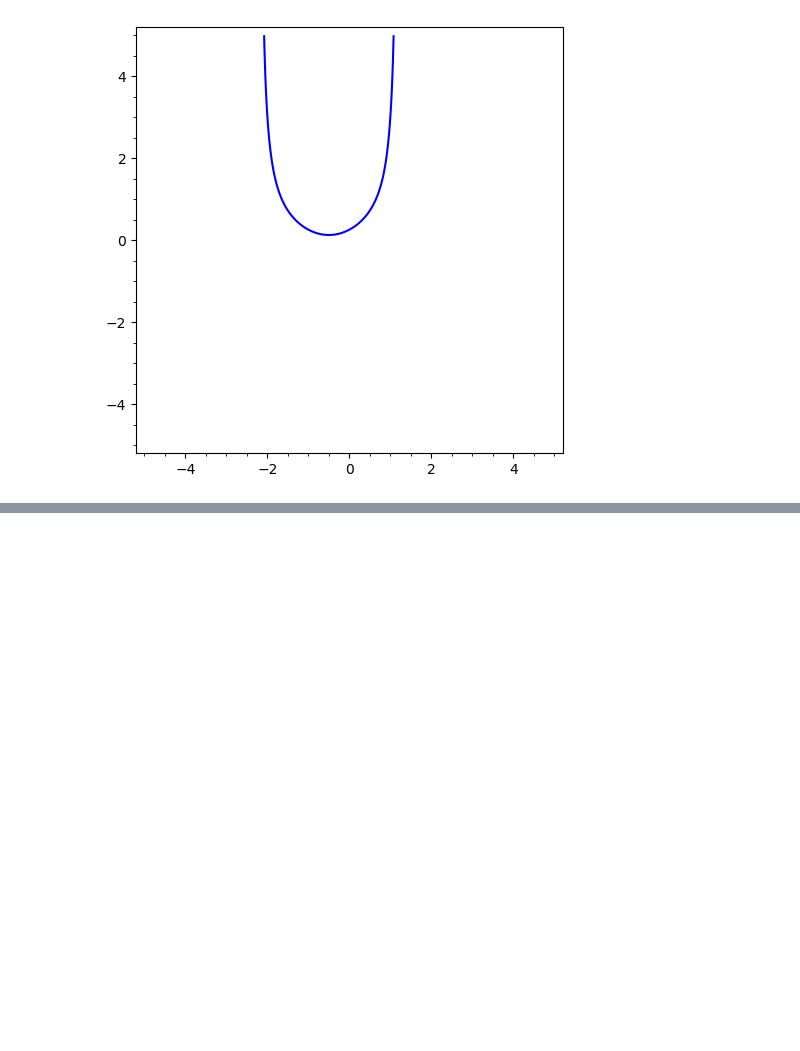
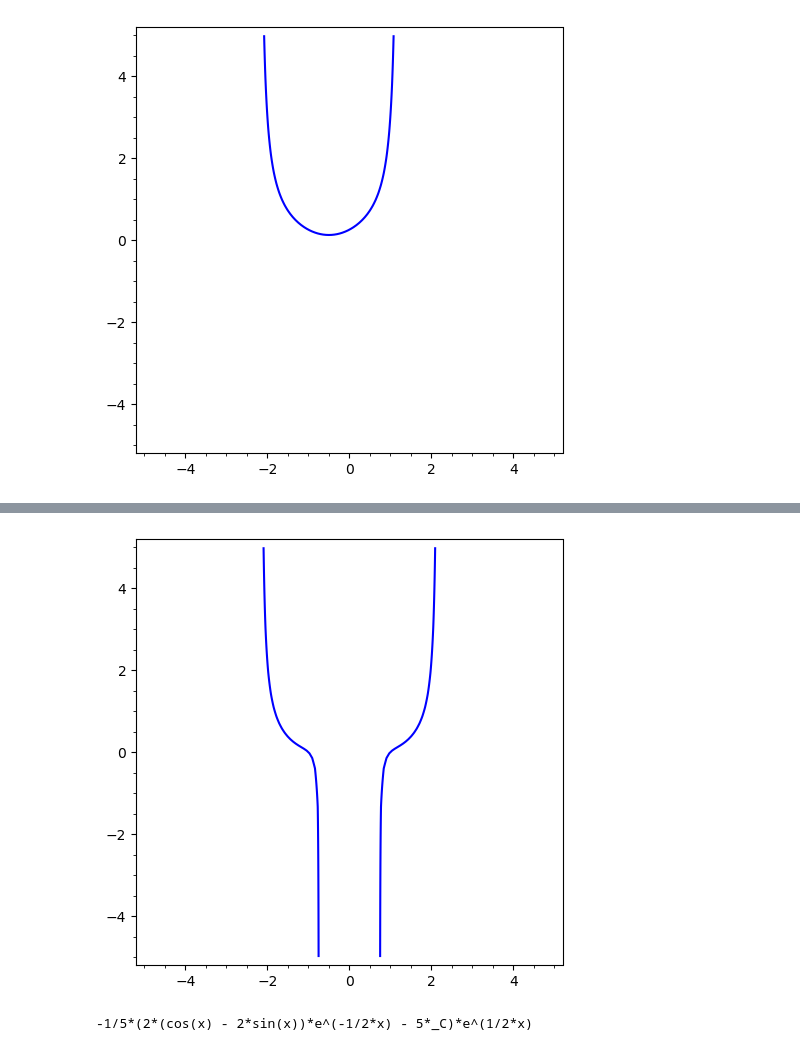
Before and after one commit to arthurhoreanu/uni, a Jupyter notebook: I.2/sd/l2.ipynb, the cells around one changed output, grey strips where cells are left out. Saved outputs shown, nothing was run; the diff lists cells and outputs as text; code cells hidden in the pictures; blank space fills up the shorter version.

```diff
--- a/I.2/sd/l2.ipynb
+++ b/I.2/sd/l2.ipynb
@@ -158,0 +200,16 @@ implicit_plot(sol1(x,yy),(x,-5,5),(yy,-5,5))
+# %%
+yy=var('yy')
+_C=var('_C')
+sol1(x, yy, _C)=arctan(yy) == 1/14*(x^14 - 1)/x^10
+implicit_plot(sol1(x,yy),(x,-5,5),(yy,-5,5))
+# %% [output]
+[figure, added]
+# %%
+x = var('x')
+k = var('k')
+y = function('y')(x)
+eq = diff(y,x) == cos(x)+(1/2)*y
+sol = desolve(eq, y)
+sol
+# %% [output]
+-1/5*(2*(cos(x) - 2*sin(x))*e^(-1/2*x) - 5*_C)*e^(1/2*x)
```
Also changed, not shown: parts of 11 cells of this notebook.
